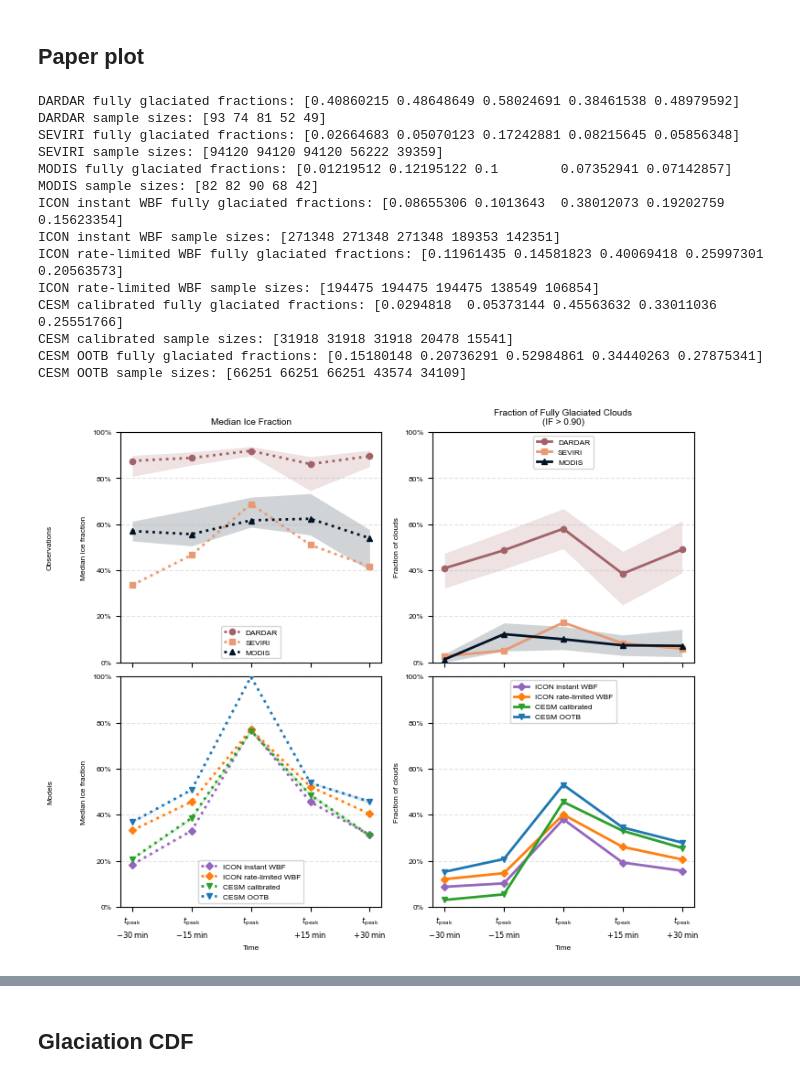
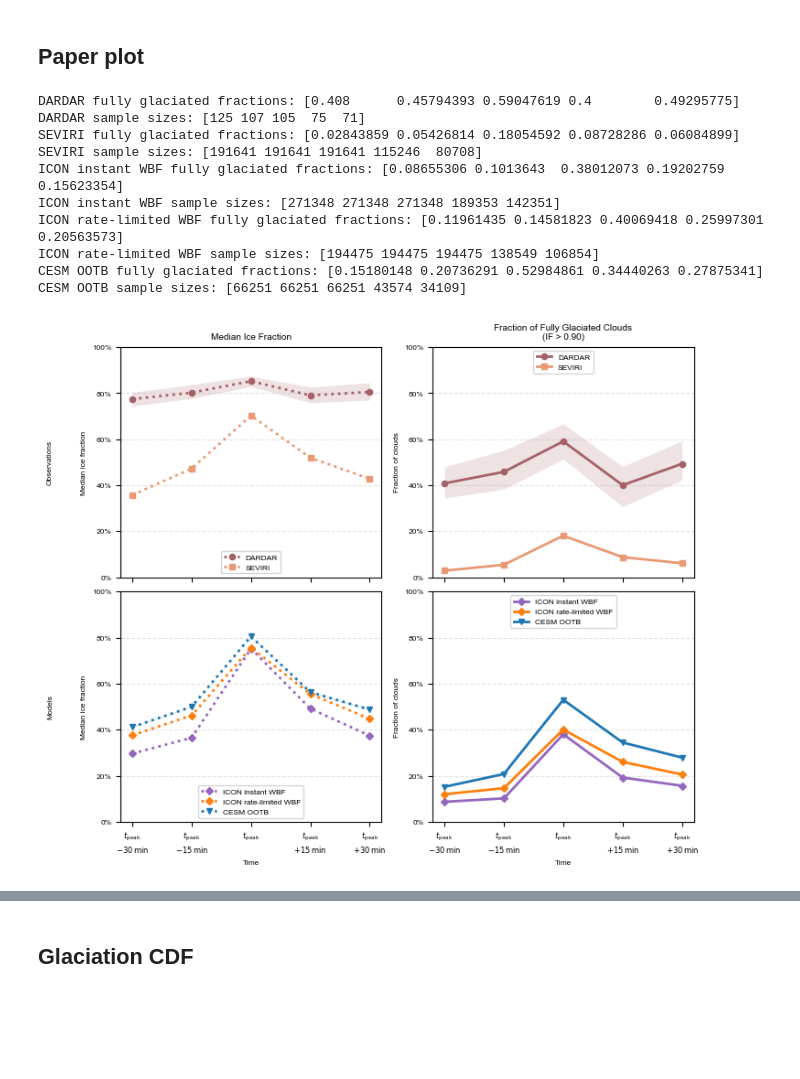
Before and after one commit to DragomirNikolov/MSGI, a Jupyter notebook: plotting/Publication_figures/Multisatellite_IF.ipynb, the cells around one changed output, grey strips where cells are left out. Drawn from its saved outputs; the diff is of its cells as text; code cells hidden in the pictures; blank space fills up the shorter version.

Commit message:
Plot data for IF_development

```diff
--- a/plotting/Publication_figures/Multisatellite_IF.ipynb
+++ b/plotting/Publication_figures/Multisatellite_IF.ipynb
@@ -118,9 +113,9 @@ else:
 # iwc_rel_df_loaded = pd.concat([iwc_rel_df_1, iwc_rel_df_2], ignore_index=True)
 
 bulk_data_df_list=[]
-for year in range(2007,2011):
-    if year == 2010:
-        continue
+for year in range(2006,2011):
+    # if year == 2010:
+    #     continue
     bulk_data_df_list.append(pd.read_parquet(os.path.join(BULK_PATH,f"glaciations_with_bulk_data_V3_1_{year}.parquet")))
 
 bulk_data_df = pd.concat(bulk_data_df_list, ignore_index=True)
@@ -723,7 +720,7 @@ def bootstrap_confidence_intervals(
     )
     bootstrap_samples = vals[bootstrap_indices]
 
-    bootstrap_medians = np.median(
+    bootstrap_medians = np.mean(
         bootstrap_samples,
         axis=1,
     )
@@ -789,7 +786,7 @@ def calculate_stats(
             continue
 
         # Point estimates
-        median_values.append(np.median(vals))
+        median_values.append(np.mean(vals))
         glaciated_fractions.append(
             np.mean(vals > threshold)
         )
@@ -895,7 +892,7 @@ def plot_dataset_group(ax_med, ax_frac, datasets):
 # Configuration
 # ------------------------------------------------------------------
 timesteps = list(range(2, -3, -1))  # [2, 1, 0, -1, -2]
-ice_phase_thresh = 0.9
+ice_phase_thresh = 0.90
 
 n_bootstrap = 100
 confidence_level = 90
@@ -913,11 +910,13 @@ icon_cols = [f"seviri_{i}_prepeak_if" for i in timesteps]
 cesm_cols = [f"seviri_{i}_prepeak_if" for i in timesteps]
 
 x_labels = [
+    # "$t_{\\mathrm{peak}}$\n$-45\\,\\mathrm{min}$",
     "$t_{\\mathrm{peak}}$\n$-30\\,\\mathrm{min}$",
     "$t_{\\mathrm{peak}}$\n$-15\\,\\mathrm{min}$",
     "$t_{\\mathrm{peak}}$",
     "$t_{\\mathrm{peak}}$\n$+15\\,\\mathrm{min}$",
     "$t_{\\mathrm{peak}}$\n$+30\\,\\mathrm{min}$",
+    # "$t_{\\mathrm{peak}}$\n$+45\\,\\mathrm{min}$",
 ]
 
 x = np.arange(len(x_labels))
@@ -997,7 +996,10 @@ cesm_ootb = calculate_stats(
 )
 
 
-
+colormap=cm.lipariS.colors
+color_dd=colormap[2]
+color_sev=colormap[3]
+color_mod=colormap[0]
 # ------------------------------------------------------------------
 # Dataset appearance
 # ------------------------------------------------------------------
@@ -1012,11 +1014,11 @@ observational_datasets = {
         "color": color_sev,
         "marker": "s",
     },
-    "MODIS": {
-        "stats": modis,
-        "color": color_mod,
-        "marker": "^",
-    },
+    # "MODIS": {
+    #     "stats": modis,
+    #     "color": color_mod,
+    #     "marker": "^",
+    # },
 }
 
 model_datasets = {
@@ -1030,11 +1032,11 @@ model_datasets = {
         "color": "tab:orange",
         "marker": "D",
     },
-    "CESM calibrated": {
-        "stats": cesm_cal,
-        "color": "tab:green",
-        "marker": "v",
-    },
+    # "CESM calibrated": {
+    #     "stats": cesm_cal,
+    #     "color": "tab:green",
+    #     "marker": "v",
+    # },
     "CESM OOTB": {
         "stats": cesm_ootb,
         "color": "tab:blue",
@@ -1176,39 +1178,35 @@ ax_mod_med.legend(
 
 ax_mod_frac.legend(
     loc="upper center",
     frameon=True,
 )
 
 
 # ------------------------------------------------------------------
 # Figure title and output
 # ------------------------------------------------------------------
 # fig.suptitle(
 #     "Ice Phase Evolution Around the Glaciation Peak",
 # )
 
 fig.savefig(
     "/wolke_scratch/dnikolo/MSGI/plotting/"
     "Publication_figures/Multisatellite_IF.pdf",
     format="pdf",
     dpi=300,
     bbox_inches="tight",
 )
 
 plt.show()
 # %% [output]
-DARDAR fully glaciated fractions: [0.40860215 0.48648649 0.58024691 0.38461538 0.48979592]
-DARDAR sample sizes: [93 74 81 52 49]
-SEVIRI fully glaciated fractions: [0.02664683 0.05070123 0.17242881 0.08215645 0.05856348]
-SEVIRI sample sizes: [94120 94120 94120 56222 39359]
-MODIS fully glaciated fractions: [0.01219512 0.12195122 0.1        0.07352941 0.07142857]
-MODIS sample sizes: [82 82 90 68 42]
+DARDAR fully glaciated fractions: [0.408      0.45794393 0.59047619 0.4        0.49295775]
+DARDAR sample sizes: [125 107 105  75  71]
+SEVIRI fully glaciated fractions: [0.02843859 0.05426814 0.18054592 0.08728286 0.06084899]
+SEVIRI sample sizes: [191641 191641 191641 115246  80708]
 ICON instant WBF fully glaciated fractions: [0.08655306 0.1013643  0.38012073 0.19202759 0.15623354]
 ICON instant WBF sample sizes: [271348 271348 271348 189353 142351]
 ICON rate-limited WBF fully glaciated fractions: [0.11961435 0.14581823 0.40069418 0.25997301 0.20563573]
 ICON rate-limited WBF sample sizes: [194475 194475 194475 138549 106854]
-CESM calibrated fully glaciated fractions: [0.0294818  0.05373144 0.45563632 0.33011036 0.25551766]
-CESM calibrated sample sizes: [31918 31918 31918 20478 15541]
 CESM OOTB fully glaciated fractions: [0.15180148 0.20736291 0.52984861 0.34440263 0.27875341]
 CESM OOTB sample sizes: [66251 66251 66251 43574 34109]
-[figure, old version]
+[figure, new version]
```
Also changed, not shown: parts of 8 cells of this notebook, 5 other files.
